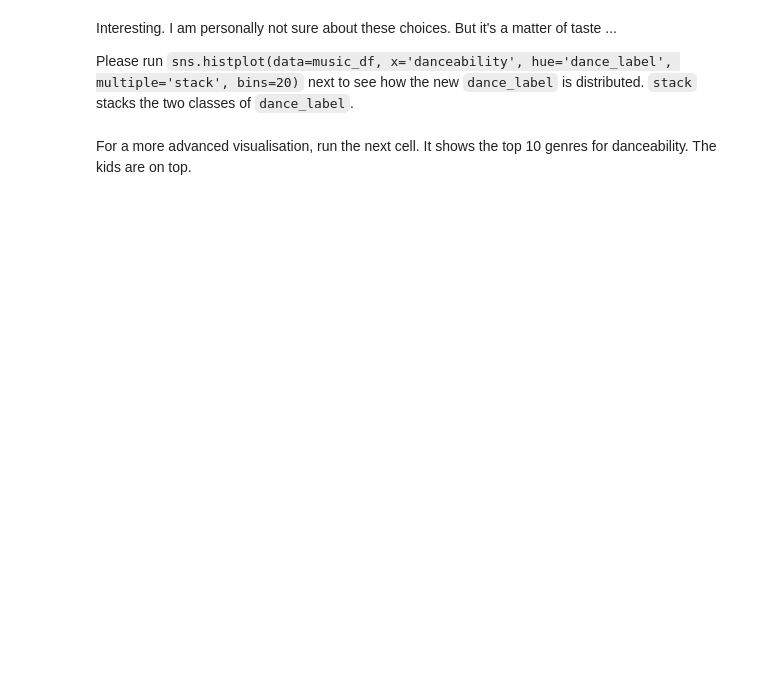
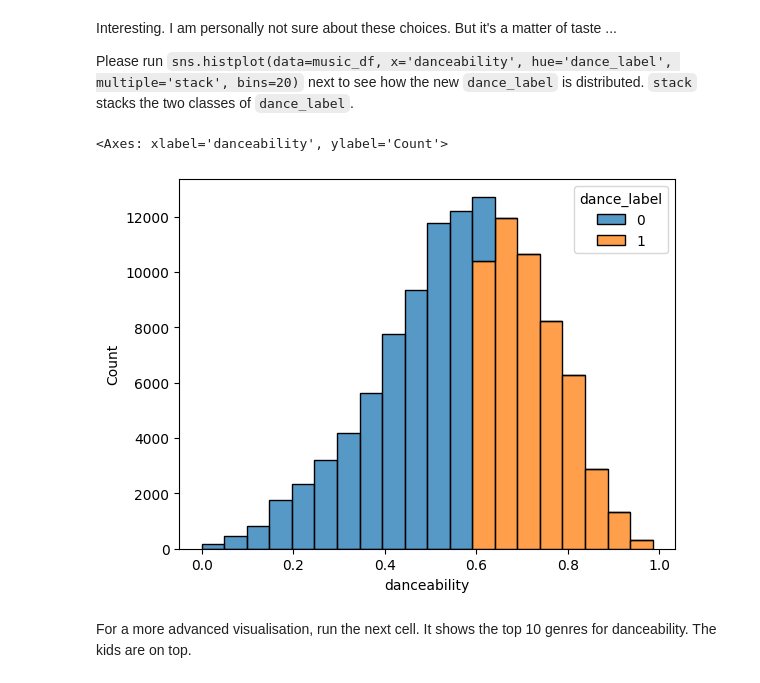
Before and after one commit to onni-Q/lecture_notebooks, a Jupyter notebook: Week3_Lecture.ipynb, the cells around one changed output. Drawn from its saved outputs; the diff is of its cells as text; code cells hidden in the pictures; blank space fills up the shorter version.

```diff
--- a/Week3_Lecture.ipynb
+++ b/Week3_Lecture.ipynb
@@ -207,6 +269,11 @@ display_youtube(most_danceable_example, video_title="Example of most danceable m
 Interesting. I am personally not sure about these choices. But it's a matter of taste ...
 
 Please run `sns.histplot(data=music_df, x='danceability', hue='dance_label', multiple='stack', bins=20)` next to see how the new `dance_label` is distributed. `stack` stacks the two classes of `dance_label`.
+# %%
+sns.histplot(data=music_df, x='danceability', hue='dance_label', multiple='stack', bins=20)
+# %% [output]
+<Axes: xlabel='danceability', ylabel='Count'>
+[figure, added]
 # %% [markdown]
 For a more advanced visualisation, run the next cell. It shows the top 10 genres for danceability. The kids are on top.
 # %%
```
Also changed, not shown: parts of 77 cells of this notebook.
